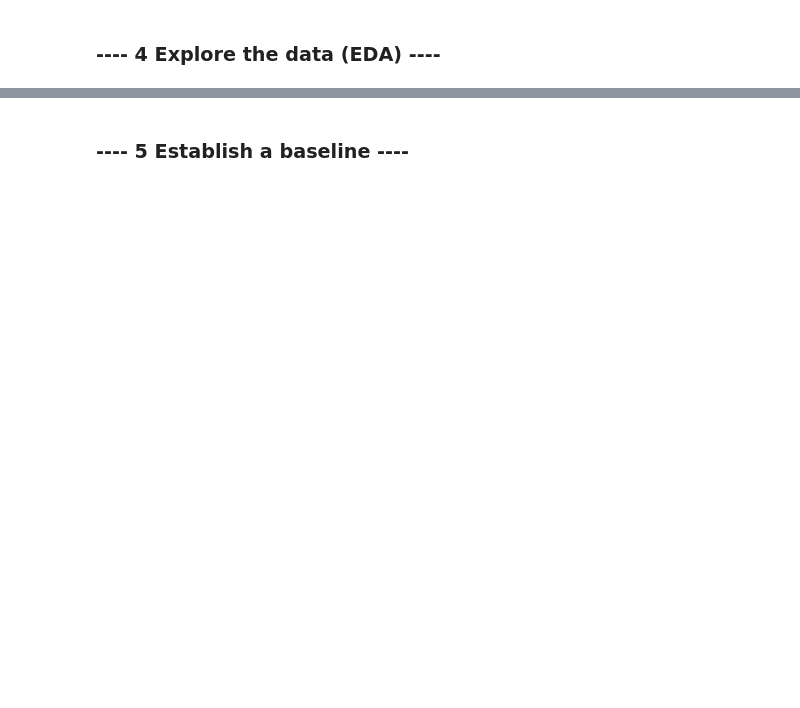
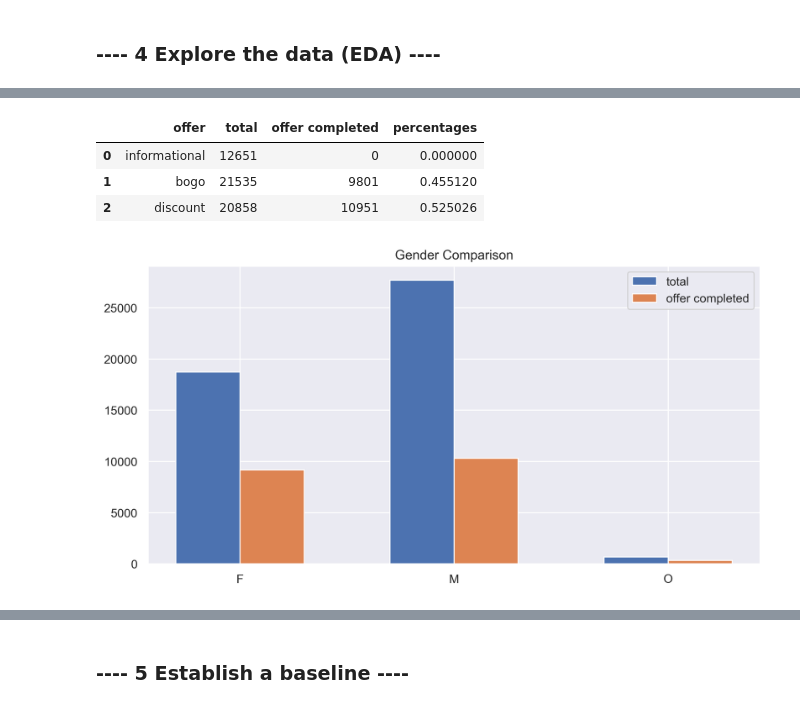
Before and after one commit to shabrown/Starbucks-Capstone-Challenge, a Jupyter notebook: Starbucks_Capstone_Challenge.ipynb, the cells around one changed output, grey strips where cells are left out. Drawn from its saved outputs; the diff is of its cells as text; code cells hidden in the pictures; blank space fills up the shorter version.

```diff
--- a/Starbucks_Capstone_Challenge.ipynb
+++ b/Starbucks_Capstone_Challenge.ipynb
@@ -821,5 +778,0 @@ plt.show()
-# %%
-def plot_comparison_bar(df):
-    plt.figure(figsize=(9,6))
-    sns.barplot(data=df, color='#4C72B0')
-    plt.show()
@@ -848,0 +838,15 @@ plot_comparison_bar(offer_df)
+# %%
+# create a dataframe by category we choose
+# show the total sum and the total sum of completed offers
+def create_category_df(list, category_name):
+    df = pd.DataFrame({'total': [cleaned_df[x].sum() for x in list],
+                       'offer completed': [completed_offer_df[x].sum() for x in list],
+                       'percentages': [completed_offer_df[x].sum()/cleaned_df[x].sum() for x in list]},
+                       index=[i for i in list]
+                      )
+    df = df.reset_index().rename(columns={'index': category_name})
+    return df
+# %%
+# create a dataframe by the gender category
+gender_list = ['F', 'M', 'O']
+gender_df = create_category_df(gender_list, 'gender')
@@ -848,0 +876,31 @@ plot_comparison_bar(offer_df)
+# %%
+offer_df
+# %% [output]
+|  | offer | total | offer completed | percentages |
+| 0 | informational | 12651 | 0 | 0.000000 |
+| 1 | bogo | 21535 | 9801 | 0.455120 |
+| 2 | discount | 20858 | 10951 | 0.525026 |
+# %%
+def plot_comparison_bar(df, title):
+    # Create figure
+    plt.figure(figsize=(10, 5), dpi=300)
+    width=0.3
+    # Create bar plot
+    pos = np.arange(len(df[df.columns[0]]))
+    plt.bar(pos - width / 2, df[df.columns[1]], width, label=df.columns[1])
+    plt.bar(pos + width / 2, df[df.columns[2]], width, label=df.columns[2])
+    # Specify ticks
+    plt.xticks(pos, rotation=0)
+    # Get current Axes for setting tick labels and horizontal grid
+    ax = plt.gca()
+    # Set tick labels
+    ax.set_xticklabels(df[df.columns[0]])
+    plt.title(title)
+    # Add legend
+    plt.legend()
+    # Show plot
+    plt.show()
+# %%
+plot_comparison_bar(gender_df, 'Gender Comparison') # create gender comparison bar plot
+# %% [output]
+[figure, added]
```
Also changed, not shown: parts of 146 cells of this notebook, 3 other files.
